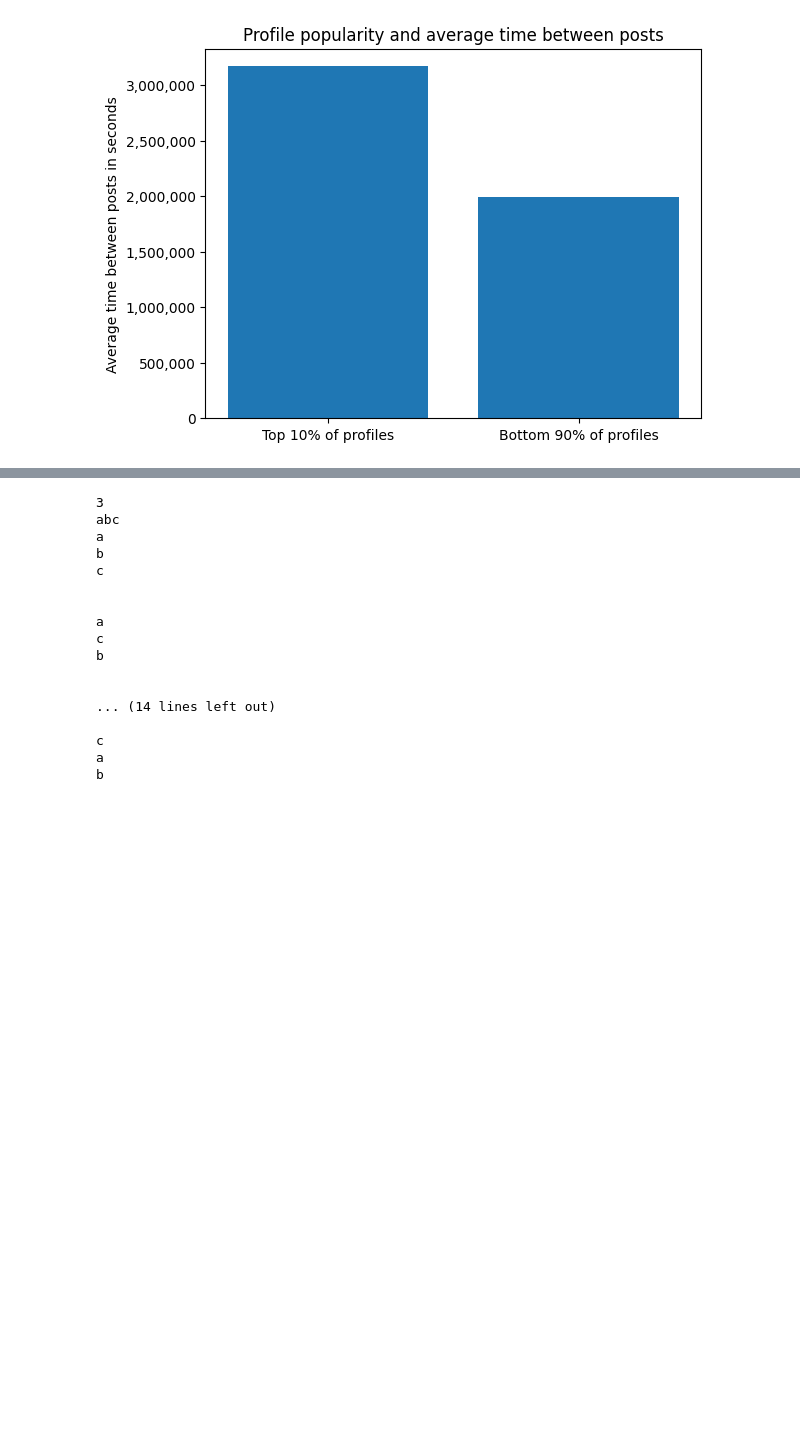
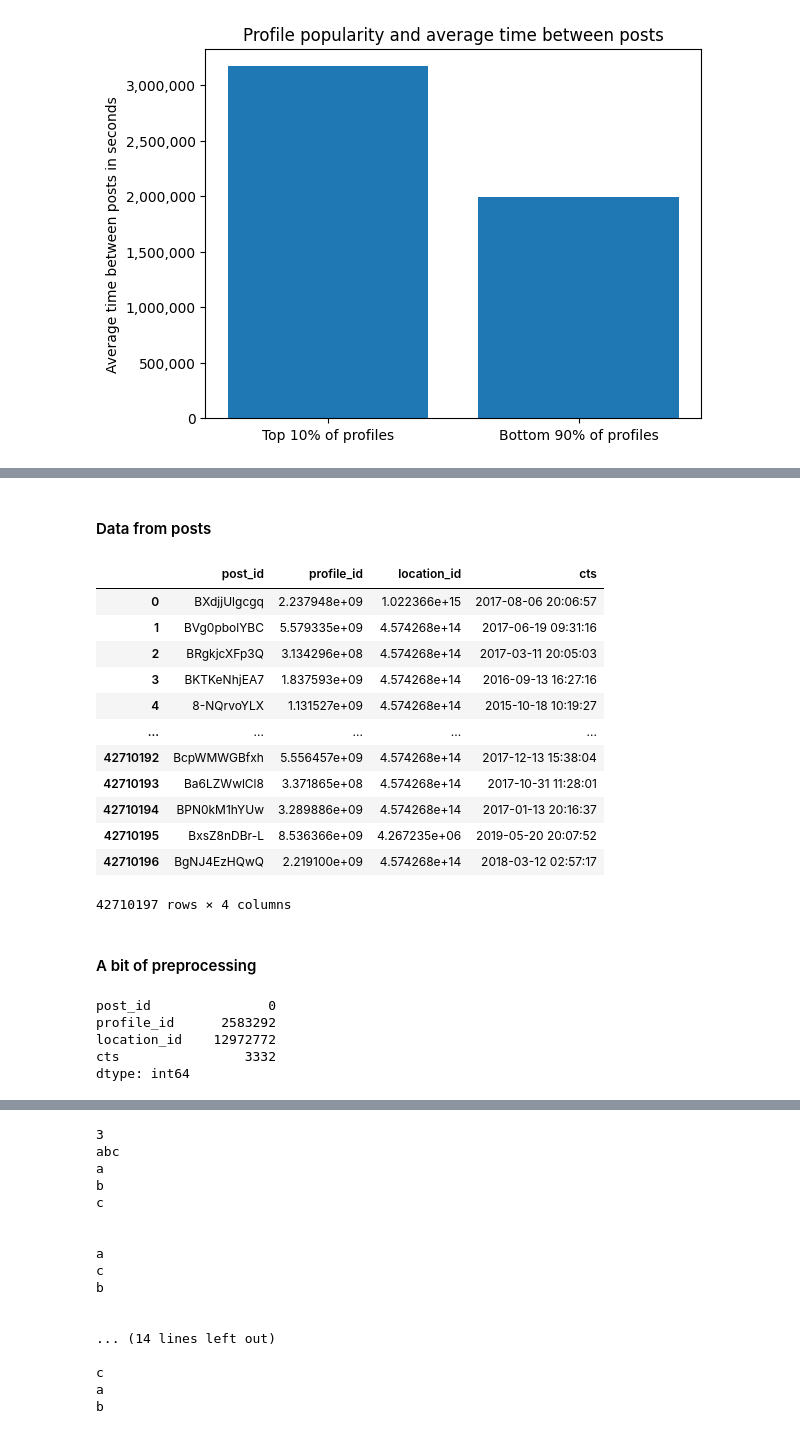
Before and after one commit to jonasbarth/adm-2022-hw-2, a Jupyter notebook: main.ipynb, the cells around one changed output, grey strips where cells are left out. Saved outputs shown, nothing was run; the diff lists cells and outputs as text; code cells hidden in the pictures; blank space fills up the shorter version.

```diff
--- a/main.ipynb
+++ b/main.ipynb
@@ -1735,0 +1749,29 @@ plt.gca().yaxis.set_major_formatter(ticker.FuncFormatter(lambda x, p: format(int
+# %% [markdown]
+#### Data from posts
+# %%
+post_data = dt.fread('instagram_posts.csv', sep='\t', columns={"profile_id", "post_id", "location_id", "cts"}).to_pandas()
+post_data
+# %% [output]
+|  | post_id | profile_id | location_id | cts |
+| 0 | BXdjjUlgcgq | 2.237948e+09 | 1.022366e+15 | 2017-08-06 20:06:57 |
+| 1 | BVg0pbolYBC | 5.579335e+09 | 4.574268e+14 | 2017-06-19 09:31:16 |
+| 2 | BRgkjcXFp3Q | 3.134296e+08 | 4.574268e+14 | 2017-03-11 20:05:03 |
+| 3 | BKTKeNhjEA7 | 1.837593e+09 | 4.574268e+14 | 2016-09-13 16:27:16 |
+| 4 | 8-NQrvoYLX | 1.131527e+09 | 4.574268e+14 | 2015-10-18 10:19:27 |
+| ... | ... | ... | ... | ... |
+| 42710192 | BcpWMWGBfxh | 5.556457e+09 | 4.574268e+14 | 2017-12-13 15:38:04 |
+| 42710193 | Ba6LZWwlCl8 | 3.371865e+08 | 4.574268e+14 | 2017-10-31 11:28:01 |
+| 42710194 | BPN0kM1hYUw | 3.289886e+09 | 4.574268e+14 | 2017-01-13 20:16:37 |
+| 42710195 | BxsZ8nDBr-L | 8.536366e+09 | 4.267235e+06 | 2019-05-20 20:07:52 |
+| 42710196 | BgNJ4EzHQwQ | 2.219100e+09 | 4.574268e+14 | 2018-03-12 02:57:17 |
+42710197 rows × 4 columns
+# %% [markdown]
+#### A bit of preprocessing
+# %%
+post_data.isna().sum()
+# %% [output]
+post_id               0
+profile_id      2583292
+location_id    12972772
+cts                3332
+dtype: int64
```
Also changed, not shown: parts of 20 cells of this notebook, 1 other file.
